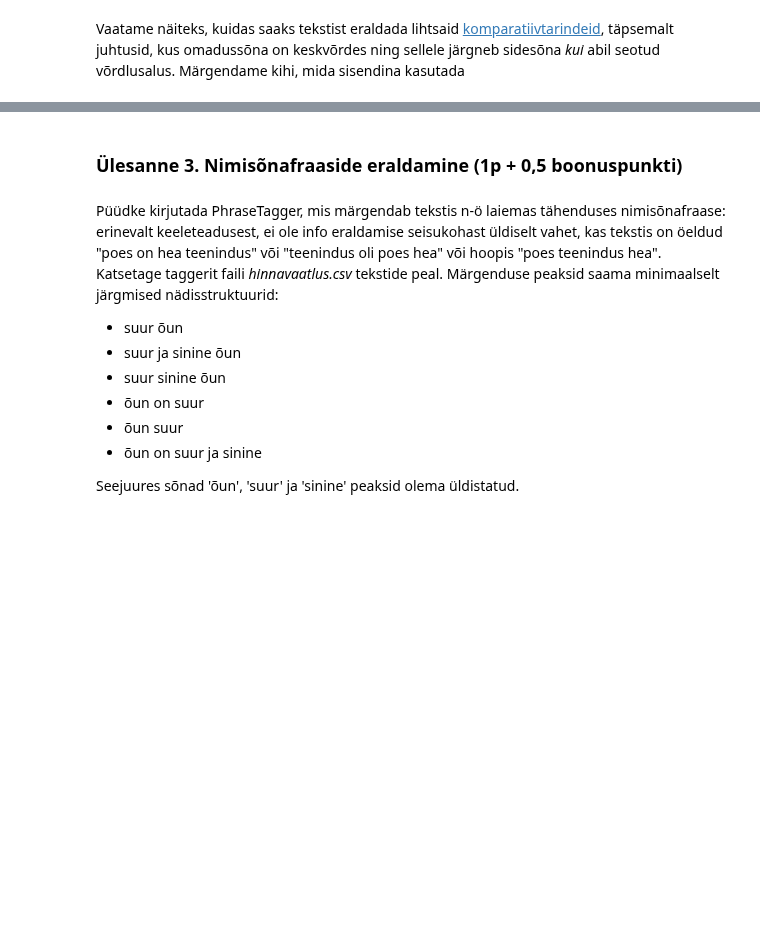
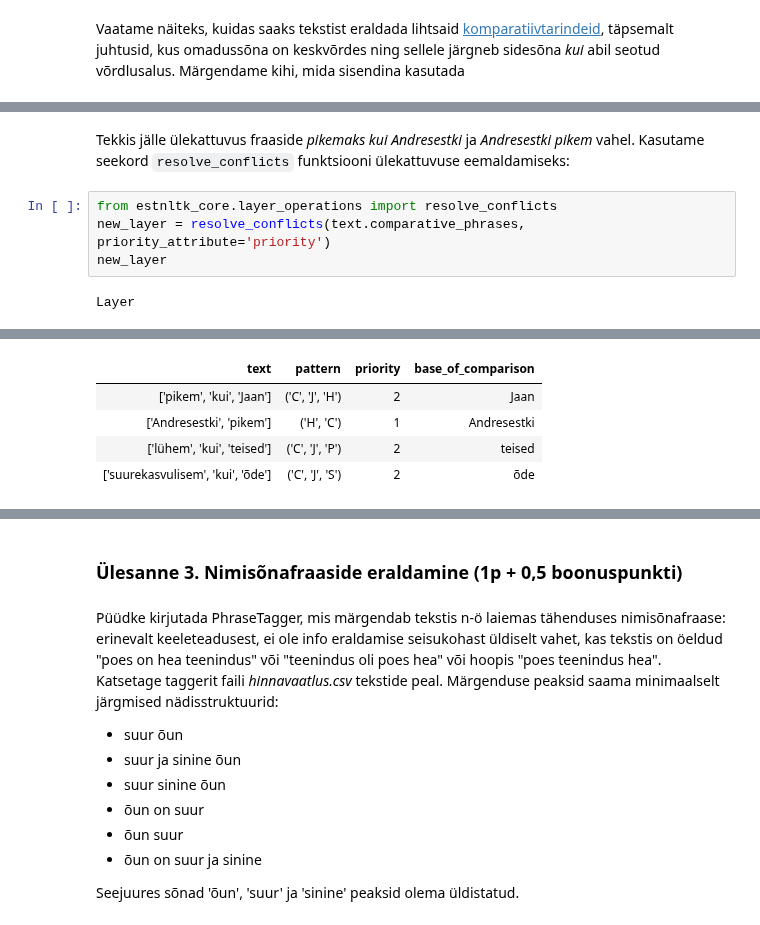
Before and after one commit to d009/EstNLP, a Jupyter notebook: Praktikum11/Praktikum11.ipynb, the cells around one changed output, grey strips where cells are left out. Saved outputs shown, nothing was run; the diff lists cells and outputs as text; blank space fills up the shorter version.

```diff
--- a/Praktikum11/Praktikum11.ipynb
+++ b/Praktikum11/Praktikum11.ipynb
@@ -346,0 +425,9 @@ Layer
+# %% [markdown]
+Tekkis jälle ülekattuvus fraaside _pikemaks kui Andresestki_ ja _Andresestki pikem_ vahel.
+Kasutame seekord `resolve_conflicts` funktsiooni ülekattuvuse eemaldamiseks:
+# %%
+from estnltk_core.layer_operations import resolve_conflicts
+new_layer = resolve_conflicts(text.comparative_phrases, priority_attribute='priority')
+new_layer
+# %% [output]
+Layer
@@ -346,0 +436,5 @@ Layer
+| text | pattern | priority | base_of_comparison |
+| ['pikem', 'kui', 'Jaan'] | ('C', 'J', 'H') | 2 | Jaan |
+| ['Andresestki', 'pikem'] | ('H', 'C') | 1 | Andresestki |
+| ['lühem', 'kui', 'teised'] | ('C', 'J', 'P') | 2 | teised |
+| ['suurekasvulisem', 'kui', 'õde'] | ('C', 'J', 'S') | 2 | õde |
```
Also changed, not shown: parts of 52 cells of this notebook, 1 other file.
